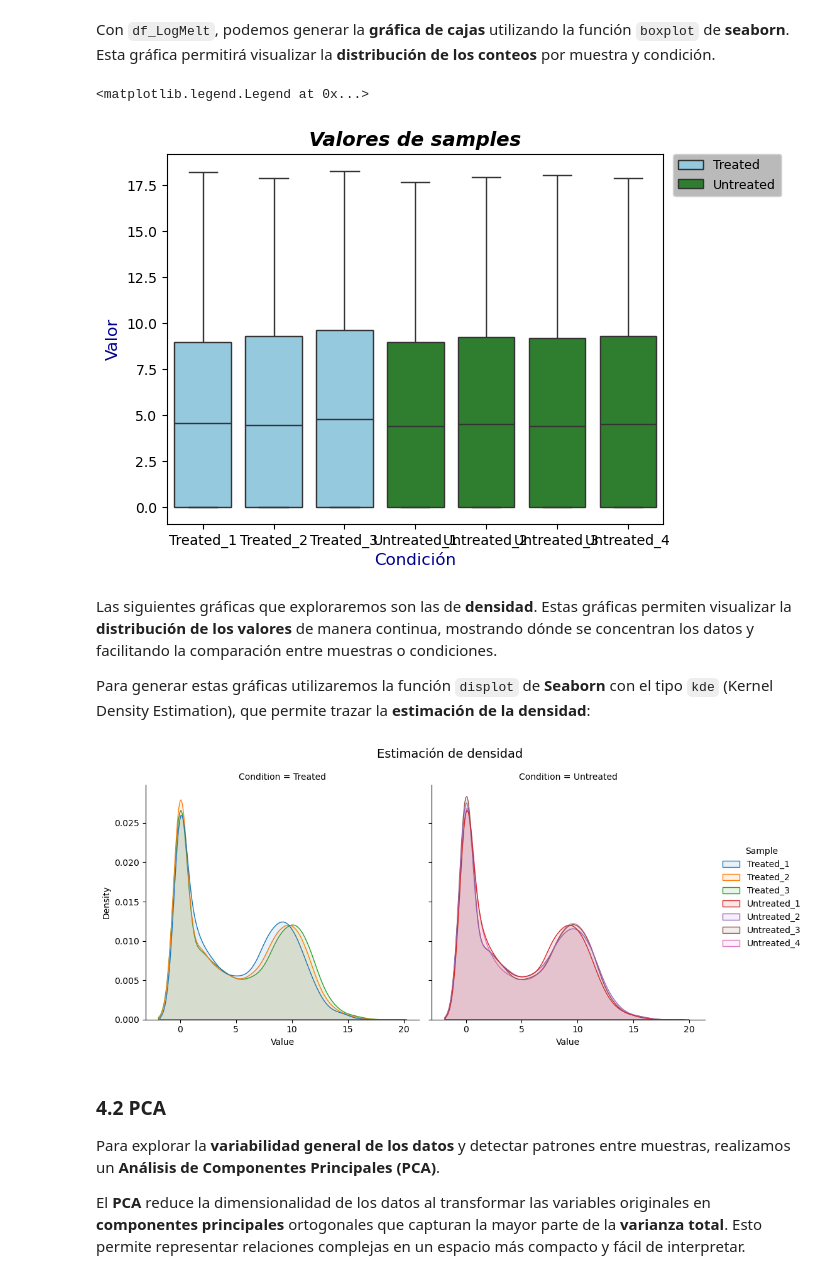
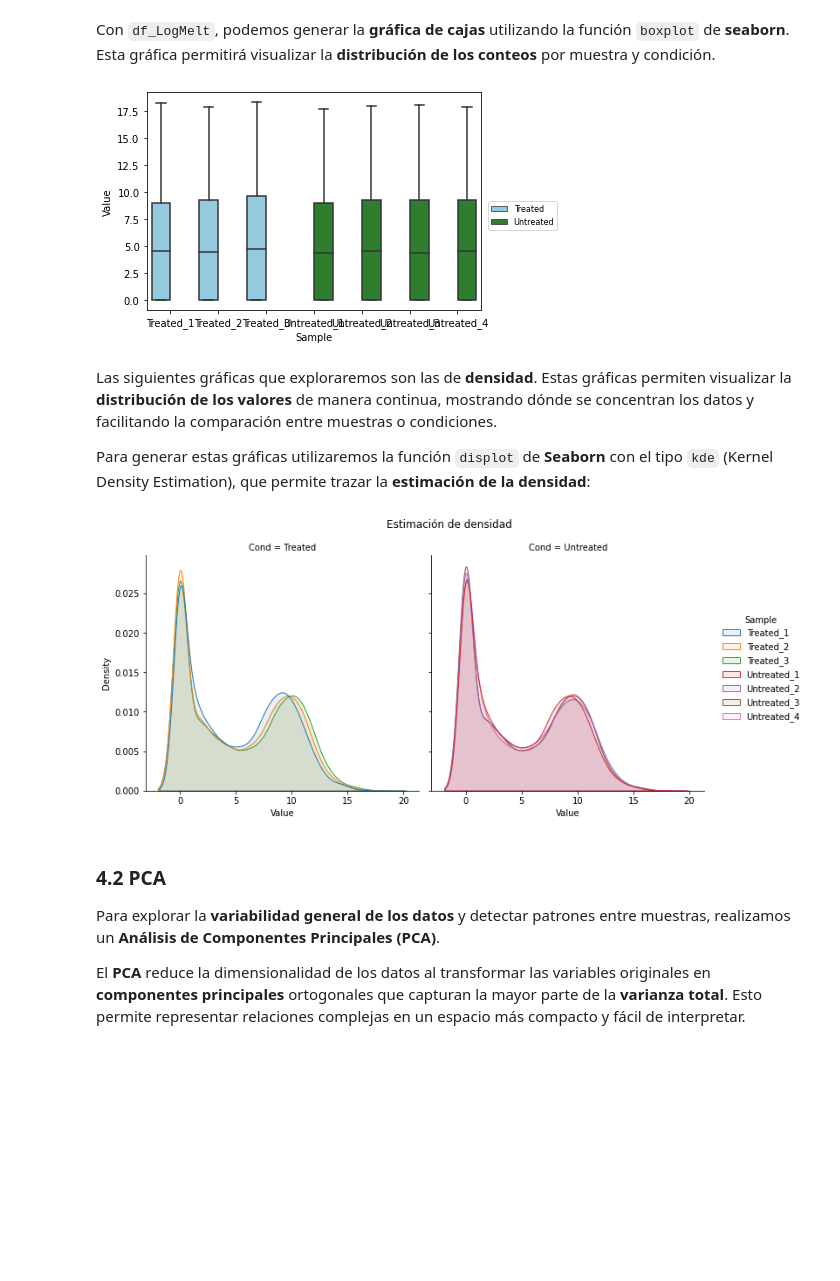
Before and after one commit to Hectorjlo/BioPython, a Jupyter notebook: src/AnalisisExpDif_vacio.ipynb, the cells around one changed output. Cells and saved outputs as stored; diff of their text form; code cells hidden in the pictures; blank space fills up the shorter version.

```diff
--- a/src/AnalisisExpDif_vacio.ipynb
+++ b/src/AnalisisExpDif_vacio.ipynb
@@ -72,14 +72,15 @@ df_count
 Cambiaremos y reordenaremos los nombres de las muestras para que sean más claros. Las muestras **GSM461176–GSM461178** y **GSM461182** pertenecen a la condición *“Untreated”*, mientras que las muestras **GSM461179–GSM461181** corresponden a la condición *“Treated”*. Esta asignación facilitará la interpretación de los resultados durante el análisis diferencial de expresión.
 # %%
 # Reordenar el DataFrame
-x = list(range(3, 6)) + list(range(0, 3))+[6]
+x=list(range(3,6))+list(range(0,3))+[6]
 print(x)
-df_count = df_count.iloc[:,x]
+df_Count=df_Count.iloc[:,x]
 
 # Reasignando los nombres de columnas
-df_count.columns = [f'Treated_{str(i)}' for i in range(1, 4)] + ['Untreated_' + str(i) for i in range(1, 5)]
+#df_Count.colums = ["Treated_" + str(i) for i in range(1,4)]  ["Untreated_" + str(i) for i in range(1,5)]
+df_Count.columns = ["Treated_"+ str(i) for i in range(1, 4)] + ["Untreated_"+ str(i) for i in range(1, 5)]
 
-display(df_count)
+display(df_Count.head())
 # %% [output]
 [3, 4, 5, 0, 1, 2, 6]
 |  | Treated_1 | Treated_2 | Treated_3 | Untreated_1 | Untreated_2 | Untreated_3 | Untreated_4 |
@@ -117,7 +111,7 @@ Esta gráfica es importante porque permite **visualizar la variabilidad y la dis
 import numpy as np
 
 # Calcular el log2 de la tabla de conteos
-df_log = np.log2(df_count + 1)
+df_log = np.log2(df_Count + 1)
 
 display(df_log)
 # %% [output]
@@ -138,10 +132,10 @@ display(df_log)
 Por otra parte, los datos están en **formato ancho (wide)**, pero necesitamos que estén en **formato largo (long)** para trabajar con ellos en `seaborn`. Para ello utilizaremos la función `melt` de **pandas**, que transforma la tabla adecuadamente. Además, agregaremos una columna con el nombre de la **condición** a la que pertenece cada muestra:
 # %%
 # Transformando la tabla de formato wide a formato long
-df_log_melt = df_log.melt(var_name='Sample', value_name='Value')
-display(df_log_melt)
+df_LogMelt = df_log.melt(var_name="Sample", value_name="Value")
+
 
 # Incorporando la columna Cond, para indicar la condición de cada muestra
-df_log_melt['Condition'] = df_log_melt['Sample'].str.replace('_.$', '', regex=True)
-display(df_log_melt)
+df_LogMelt["Cond"] = df_LogMelt["Sample"].str.replace("_.$","", regex=True)
+display(df_LogMelt)
 # %% [output]
@@ -176,50 +157,54 @@ Con `df_LogMelt`, podemos generar la **gráfica de cajas** utilizando la funció
 # %%
 # Importando las bibliotecas de graficación
 import seaborn as sns
 import matplotlib.pyplot as plt
 
-sns.boxplot(data=df_log_melt, x='Sample', y='Value', hue='Condition', palette={'Treated':'skyblue', 'Untreated':'forestgreen'})
+# Generando el boxplot
+colores_lista = ["skyblue", "forestgreen"]
+sns.boxplot(data= df_LogMelt,x="Sample", y="Value",hue="Cond", palette=colores_lista)
 
-# Agregar títulos y etiquetas
-plt.title("Valores de samples", fontsize=14, fontweight="bold", fontstyle = "italic", color ="black")
-plt.xlabel("Condición", fontsize=12, color='darkblue')
-plt.ylabel("Valor", fontsize=12, color='darkblue')
+#Agregando titulos
 
-# Ajustar su posición posición y cambiar tamaño de letra
+
+
+
+# Ajustar posición de la leyenda y cambiar tamaño de letra
 plt.legend(
-    bbox_to_anchor=(1.02, 1),   # posición fuera del eje
+    bbox_to_anchor=(1.02, 0.5),   # posición fuera del eje
     loc='upper left',           # punto de anclaje de la leyenda
     borderaxespad=0,
-    fontsize = 9,
-    title_fontsize=2,
-    labelcolor = "black",
-    facecolor = 'darkgrey'
+    fontsize = 8,
+    title_fontsize=10
 )
+
+plt.show()
 # %% [output]
-<matplotlib.legend.Legend at 0x...>
-[figure, old version]
+[figure, new version]
 # %% [markdown]
 Las siguientes gráficas que exploraremos son las de **densidad**. Estas gráficas permiten visualizar la **distribución de los valores** de manera continua, mostrando dónde se concentran los datos y facilitando la comparación entre muestras o condiciones.
 
 Para generar estas gráficas utilizaremos la función `displot` de **Seaborn** con el tipo `kde` (Kernel Density Estimation), que permite trazar la **estimación de la densidad**:
 # %%
 # Generando las gráficas de densidad
-graf = sns.displot(
-    data=df_log_melt,
-    x='Value',
-    hue='Sample',
-    col='Condition',
-    kind='kde',
-    fill=True,
-    alpha=0.1
+graf=sns.displot(
+                 data= df_LogMelt,
+                 x = "Value",
+                 hue= "Sample",
+                 col ="Cond",
+                 kind = "kde",
+                 fill = True,
+                 alpha= 0.1
 )
 
+
+
 #Agregando titulos
-graf.figure.suptitle('Estimación de densidad', fontsize=14)
+graf.figure.suptitle("Estimación de densidad")
 graf.tight_layout()
+
 plt.show()
 # %% [output]
-[figure, old version]
+[figure, new version]
 # %% [markdown]
 ### 4.2 PCA
 
```
Also changed, not shown: parts of 20 cells of this notebook, 2 other files.
